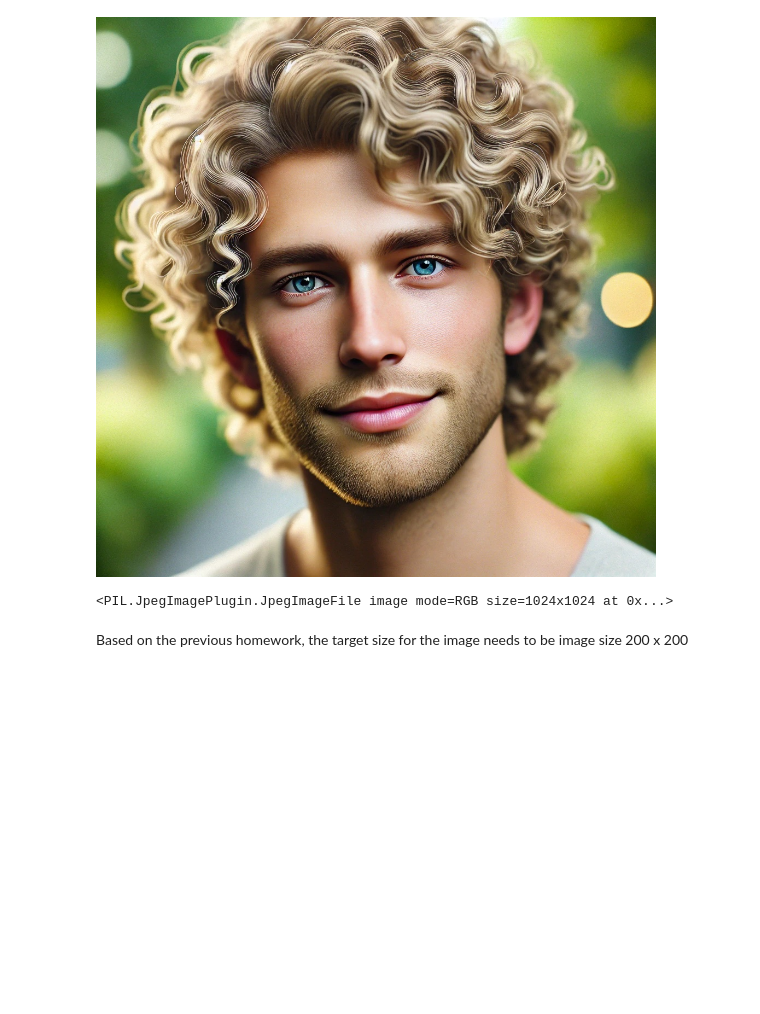
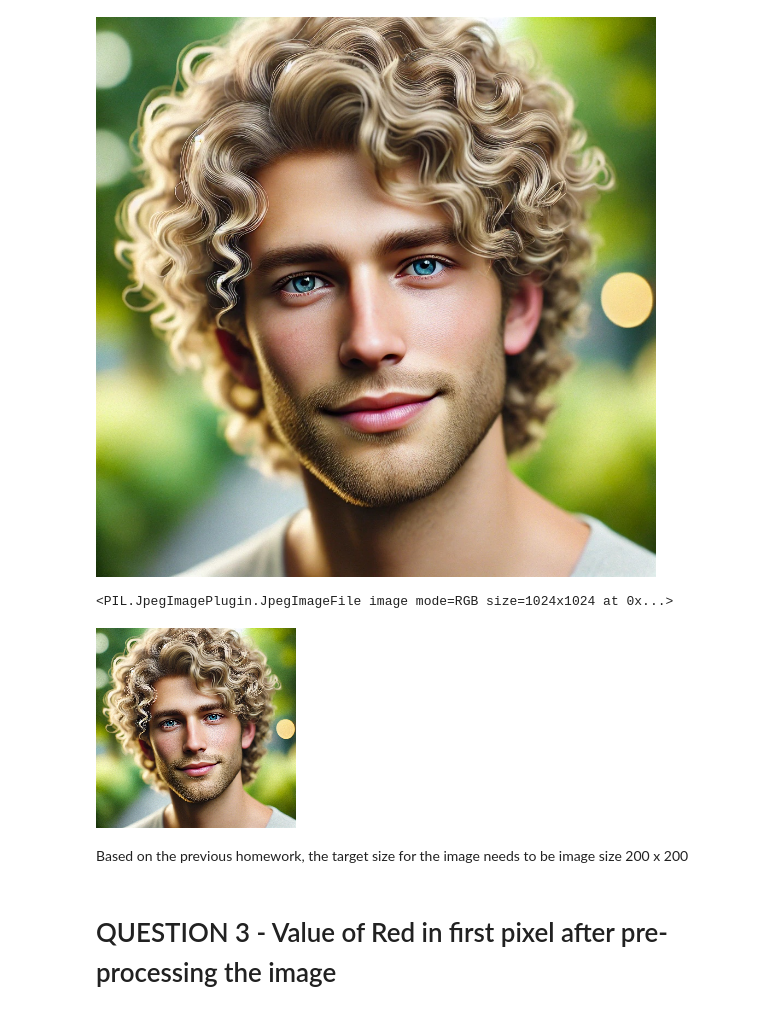
Before and after one commit to srikaldata/ml-zoomcamp-2025, a Jupyter notebook: 08-serverless/08-serverless-homework.ipynb, the cells around one changed output. Cells and saved outputs as stored; diff of their text form; code cells hidden in the pictures; blank space fills up the shorter version.

Commit message:
serverless - hw - q3 value of the first pixel in the red channel of the image preprocessed in rgb channels

```diff
--- a/08-serverless/08-serverless-homework.ipynb
+++ b/08-serverless/08-serverless-homework.ipynb
@@ -65,4 +65,4 @@ print(temp_img)
 <PIL.JpegImagePlugin.JpegImageFile image mode=RGB size=1024x1024 at 0x...>
 # %%
 # the target input image size needs to be
-target_size = 200
+target_size = (200, 200)
@@ -69,2 +72,10 @@ target_size = 200
+# %%
+temp_img_resized = prepare_image(temp_img, target_size=target_size)
+
+display(temp_img_resized)
+# %% [output]
+[figure, added]
 # %% [markdown]
 Based on the previous homework, the target size for the image needs to be image size 200 x 200
+# %% [markdown]
+# QUESTION 3 - Value of Red in first pixel after pre-processing the image
```
Also changed, not shown: parts of 7 cells of this notebook.
